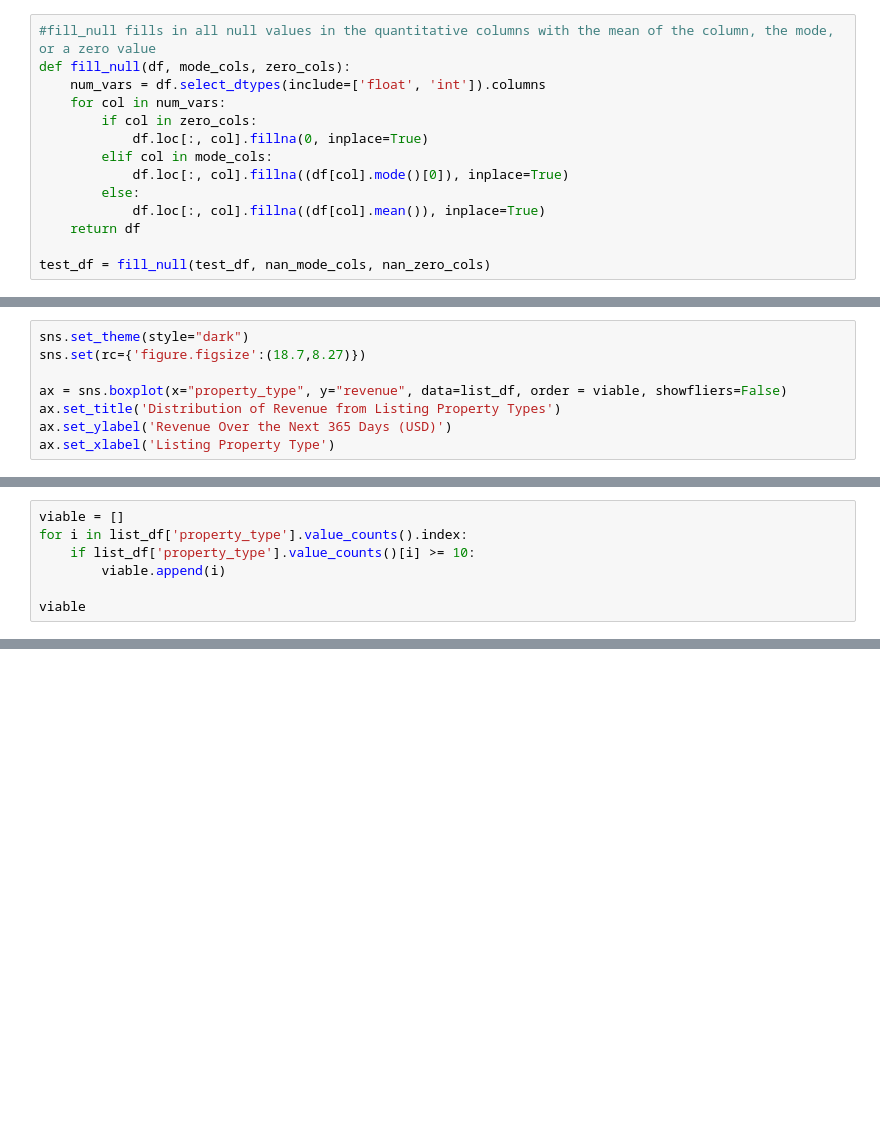
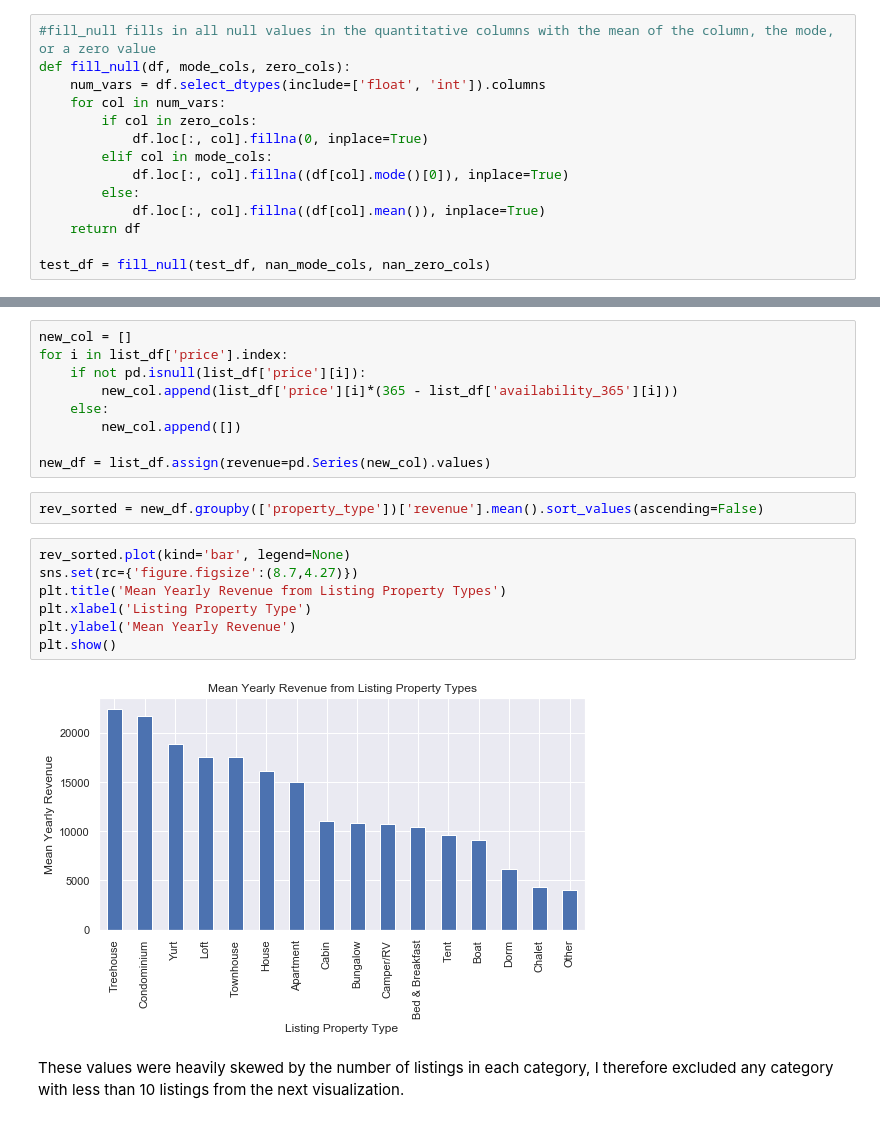
Before and after one commit to justinh523/BlogPostProject, a Jupyter notebook: Project_master.ipynb, the cells around one changed output, grey strips where cells are left out. Drawn from its saved outputs; the diff is of its cells as text; blank space fills up the shorter version.

```diff
--- a/Project_master.ipynb
+++ b/Project_master.ipynb
@@ -365,8 +211,0 @@ price_dict
-# %%
-sns.set_theme(style="dark")
-sns.set(rc={'figure.figsize':(18.7,8.27)})
-
-ax = sns.boxplot(x="property_type", y="revenue", data=list_df, order = viable, showfliers=False)
-ax.set_title('Distribution of Revenue from Listing Property Types')
-ax.set_ylabel('Revenue Over the Next 365 Days (USD)')
-ax.set_xlabel('Listing Property Type')
@@ -376,7 +211,0 @@ Text(0.5, 0, 'Listing Property Type')
-# %%
-viable = []
-for i in list_df['property_type'].value_counts().index:
-    if list_df['property_type'].value_counts()[i] >= 10:
-        viable.append(i)
-
-viable
@@ -393,0 +280,22 @@ viable
+# %%
+new_col = []
+for i in list_df['price'].index:
+    if not pd.isnull(list_df['price'][i]):
+        new_col.append(list_df['price'][i]*(365 - list_df['availability_365'][i]))
+    else:
+        new_col.append([])
+
+new_df = list_df.assign(revenue=pd.Series(new_col).values)
+# %%
+rev_sorted = new_df.groupby(['property_type'])['revenue'].mean().sort_values(ascending=False)
+# %%
+rev_sorted.plot(kind='bar', legend=None)
+sns.set(rc={'figure.figsize':(8.7,4.27)})
+plt.title('Mean Yearly Revenue from Listing Property Types')
+plt.xlabel('Listing Property Type')
+plt.ylabel('Mean Yearly Revenue')
+plt.show()
+# %% [output]
+[figure, added]
+# %% [markdown]
+These values were heavily skewed by the number of listings in each category, I therefore excluded any category with less than 10 listings from the next visualization.
```
Also changed, not shown: parts of 44 cells of this notebook, 1 other file.
